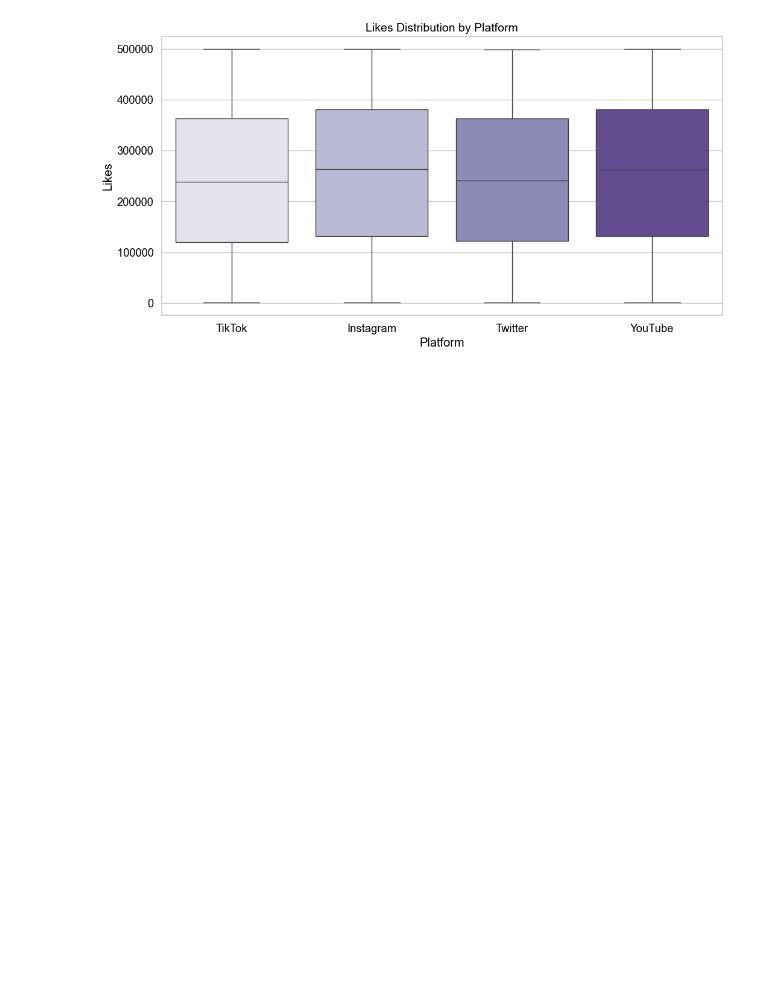
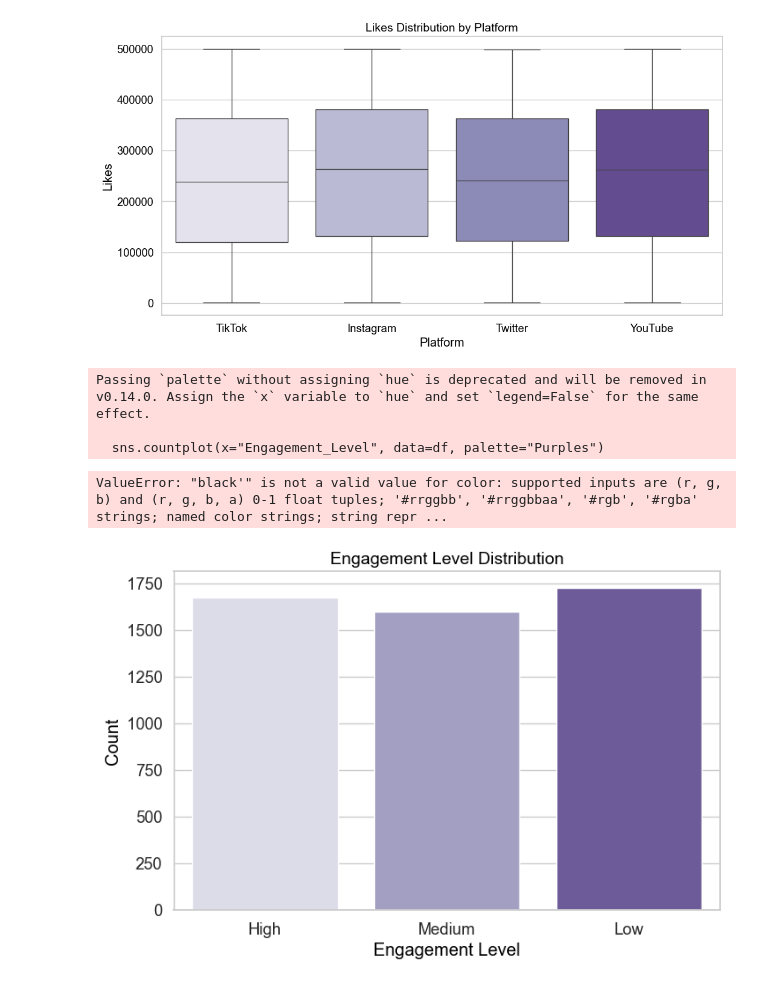
Before and after one commit to Phionanamugga/EDA_Viral_Social_Media_Posts, a Jupyter notebook: Viral_Social_Media_Trends1.ipynb, the cells around one changed output. Saved outputs shown, nothing was run; the diff lists cells and outputs as text; code cells hidden in the pictures; blank space fills up the shorter version.

```diff
--- a/Viral_Social_Media_Trends1.ipynb
+++ b/Viral_Social_Media_Trends1.ipynb
@@ -181,3 +183,17 @@ Passing `palette` without assigning `hue` is deprecated and will be removed in v
 
   sns.boxplot(x="Platform", y="Likes", data=df, palette="Purples")
 [figure]
+# %%
+plt.figure(figsize=(8, 5))
+sns.countplot(x="Engagement_Level", data=df, palette="Purples")
+plt.title("Engagement Level Distribution", fontsize=14, color="black")
+plt.xlabel("Engagement Level", color="black")
+plt.ylabel("Count", color="black")
+plt.xticks(color="black'")
+plt.yticks(color="black")
+# %% [output]
+Passing `palette` without assigning `hue` is deprecated and will be removed in v0.14.0. Assign the `x` variable to `hue` and set `legend=False` for the same effect.
+
+  sns.countplot(x="Engagement_Level", data=df, palette="Purples")
+ValueError: "black'" is not a valid value for color: supported inputs are (r, g, b) and (r, g, b, a) 0-1 float tuples; '#rrggbb', '#rrggbbaa', '#rgb', '#rgba' strings; named color strings; string repr ...
+[figure, added]
```
Also changed, not shown: parts of 3 cells of this notebook.
